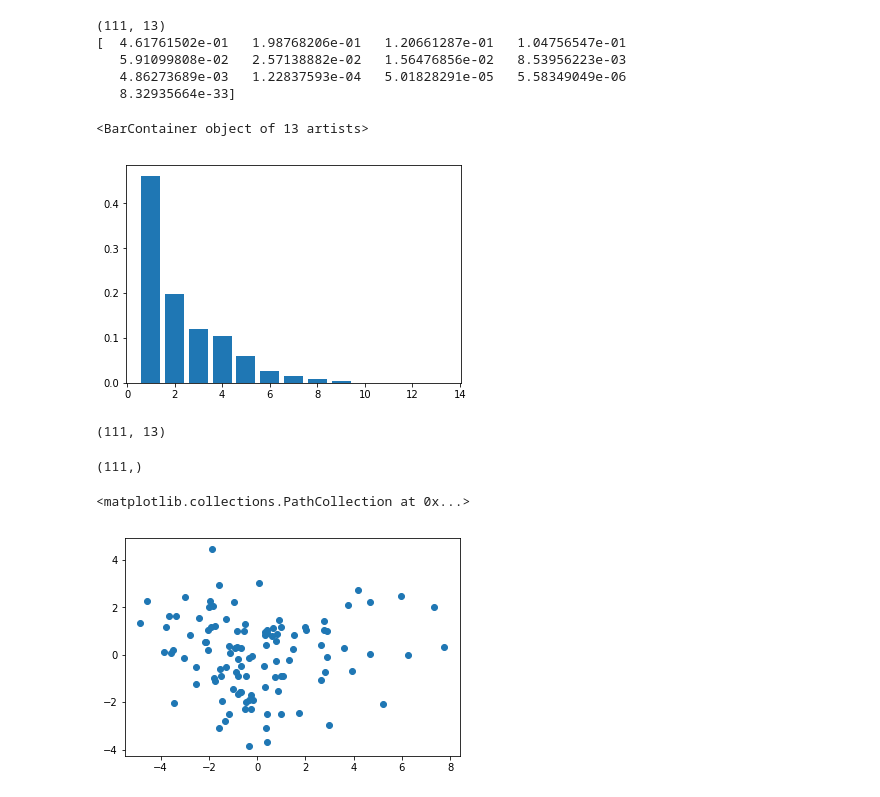
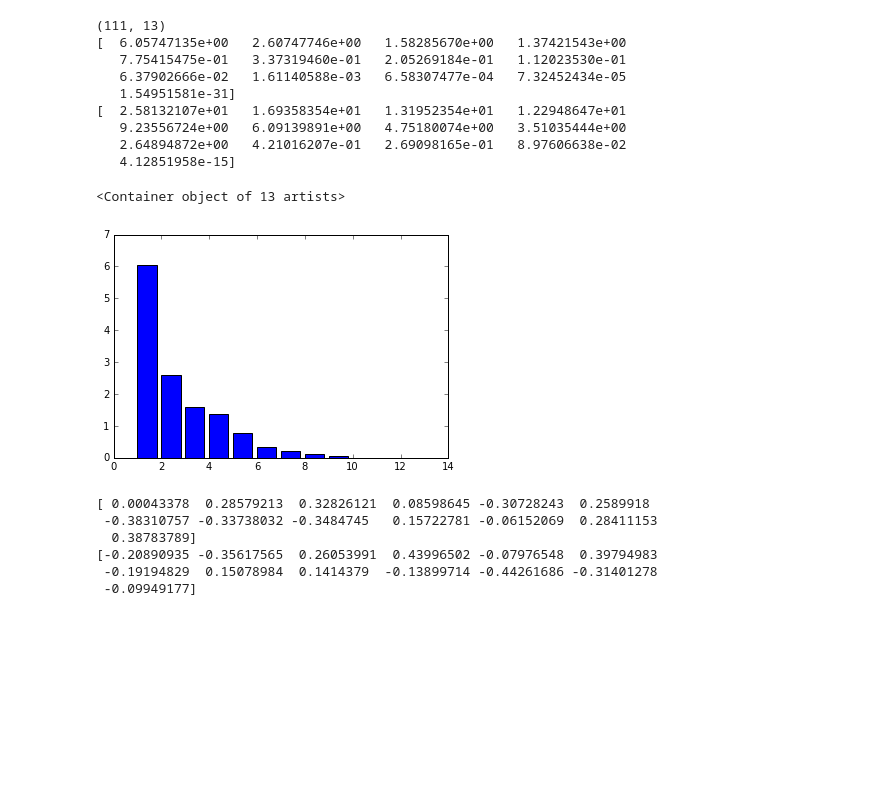
Before and after one commit to masgro/Astrostatistics, a Jupyter notebook: PCA.ipynb, the cells around one changed output. Saved outputs shown, nothing was run; the diff lists cells and outputs as text; code cells hidden in the pictures; blank space fills up the shorter version.

```diff
--- a/PCA.ipynb
+++ b/PCA.ipynb
@@ -42,34 +46,37 @@ StandardScaler(copy=True, with_mean=True, with_std=True)
 # %%
 from sklearn import decomposition
 
 print data_scaled.shape
 
 pca = decomposition.PCA(n_components=13)
 pca.fit(data_scaled)
-var = pca.explained_variance_ratio_
+var = pca.explained_variance_
+autovalores = pca.singular_values_
 print(var)
+print(autovalores)
 plt.bar(np.arange(1,14),var)
 # %% [output]
 (111, 13)
-[  4.61761502e-01   1.98768206e-01   1.20661287e-01   1.04756547e-01
-   5.91099808e-02   2.57138882e-02   1.56476856e-02   8.53956223e-03
-   4.86273689e-03   1.22837593e-04   5.01828291e-05   5.58349049e-06
-   8.32935664e-33]
+[  6.05747135e+00   2.60747746e+00   1.58285670e+00   1.37421543e+00
+   7.75415475e-01   3.37319460e-01   2.05269184e-01   1.12023530e-01
+   6.37902666e-02   1.61140588e-03   6.58307477e-04   7.32452434e-05
+   1.54951581e-31]
+[  2.58132107e+01   1.69358354e+01   1.31952354e+01   1.22948647e+01
+   9.23556724e+00   6.09139891e+00   4.75180074e+00   3.51035444e+00
+   2.64894872e+00   4.21016207e-01   2.69098165e-01   8.97606638e-02
+   4.12851958e-15]
-<BarContainer object of 13 artists>
+<Container object of 13 artists>
-[figure, old version]
+[figure, new version]
 # %%
 V = pca.components_
+print V[0]
+print V[1]
+# %% [output]
+[ 0.00043378  0.28579213  0.32826121  0.08598645 -0.30728243  0.2589918
+ -0.38310757 -0.33738032 -0.3484745   0.15722781 -0.06152069  0.28411153
+  0.38783789]
+[-0.20890935 -0.35617565  0.26053991  0.43996502 -0.07976548  0.39794983
+ -0.19194829  0.15078984  0.1414379  -0.13899714 -0.44261686 -0.31401278
+ -0.09949177]
 # %%
 Y = pca.transform(data_scaled)
-print Y.shape
-# %% [output]
-(111, 13)
-# %%
-xx = (Y.T)[0]
-yy = (Y.T)[1]
-print xx.shape
-plt.scatter(xx,yy)
-# %% [output]
-(111,)
-<matplotlib.collections.PathCollection at 0x...>
-[figure, removed]
```
Also changed, not shown: parts of 13 cells of this notebook, 1 other file.
